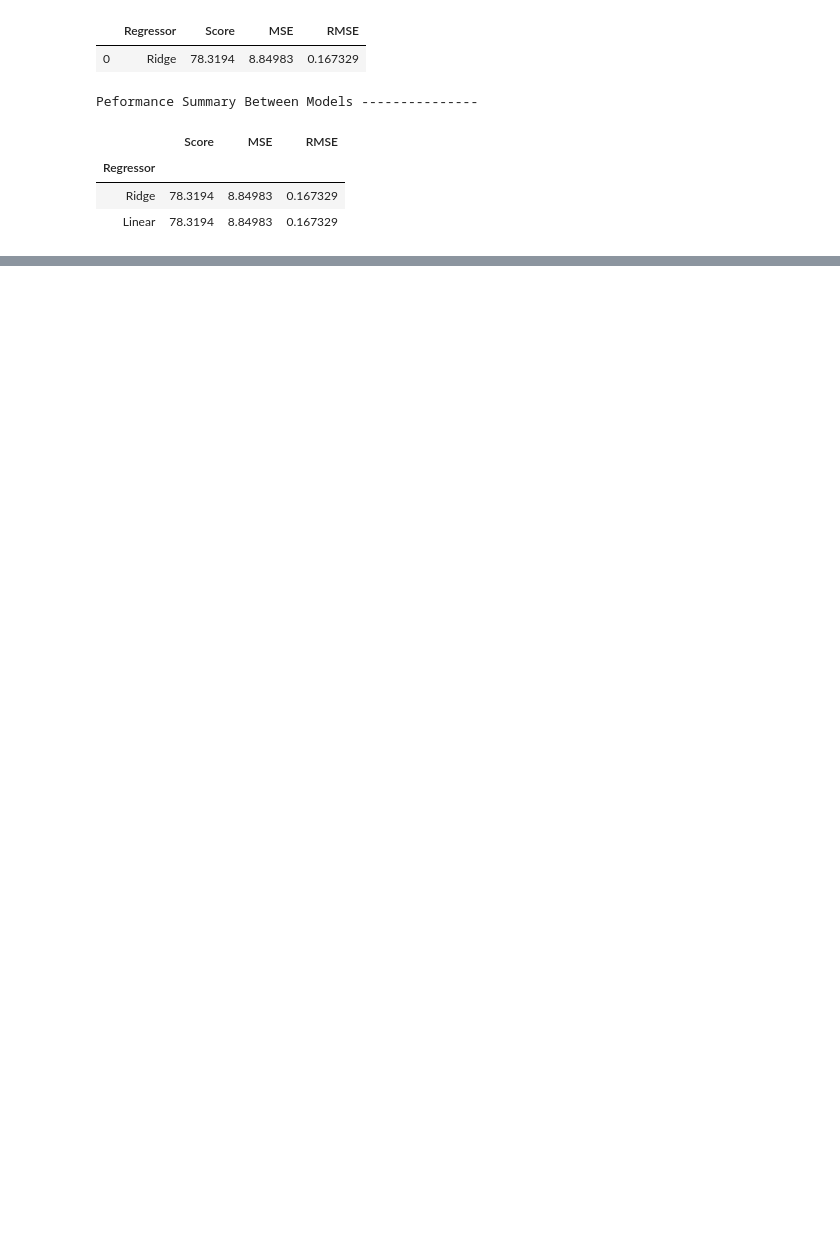
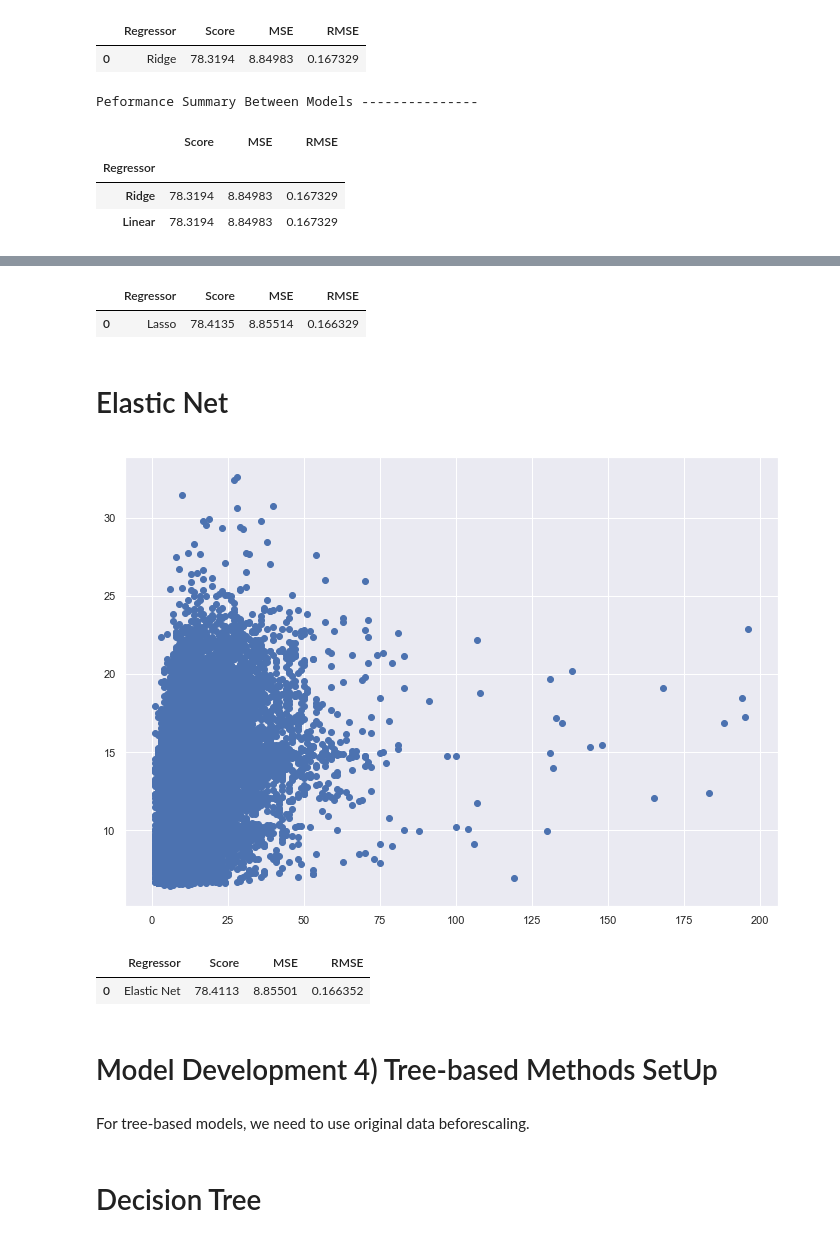
Before and after one commit to MSDS498/Predictive_Models, a Jupyter notebook: Linear_Rridge_Regression.ipynb, the cells around one changed output, grey strips where cells are left out. Saved outputs shown, nothing was run; the diff lists cells and outputs as text; code cells hidden in the pictures; blank space fills up the shorter version.

```diff
--- a/Linear_Rridge_Regression.ipynb
+++ b/Linear_Rridge_Regression.ipynb
@@ -334,0 +342,8 @@ Peformance Summary Between Models ---------------
+# %%
+la_perf = pd.DataFrame(['Lasso', la_mse, la_rmse, la_score]).T
+la_perf.columns = perf_cols
+
+la_perf
+# %% [output]
+|  | Regressor | Score | MSE | RMSE |
+| 0 | Lasso | 78.4135 | 8.85514 | 0.166329 |
@@ -334,0 +352,12 @@ Peformance Summary Between Models ---------------
+# %% [markdown]
+# Elastic Net
+# %%
+en_reg = ElasticNet(alpha = 0.1, l1_ratio = 0.5,
+                max_iter=10000, tol=0.01,
+                fit_intercept = SET_FIT_INTERCEPT,
+                normalize = False,
+                random_state = RANDOM_SEED)
+# %%
+en_pred = fit_pred(en_reg, X_train, y_train, X_test)
+# %% [output]
+[figure, added]
@@ -334,0 +366,10 @@ Peformance Summary Between Models ---------------
+# %%
+en_perf = pd.DataFrame(['Elastic Net', en_mse, en_rmse, en_score]).T
+en_perf.columns = perf_cols
+
+en_perf
+# %% [output]
+|  | Regressor | Score | MSE | RMSE |
+| 0 | Elastic Net | 78.4113 | 8.85501 | 0.166352 |
+# %% [markdown]
+# Model Development 4) Tree-based Methods SetUp
@@ -334,0 +384,2 @@ Peformance Summary Between Models ---------------
+# %% [markdown]
+For tree-based models, we need to use original data beforescaling.
@@ -334,0 +420,2 @@ Peformance Summary Between Models ---------------
+# %% [markdown]
+# Decision Tree
```
Also changed, not shown: parts of 46 cells of this notebook.
